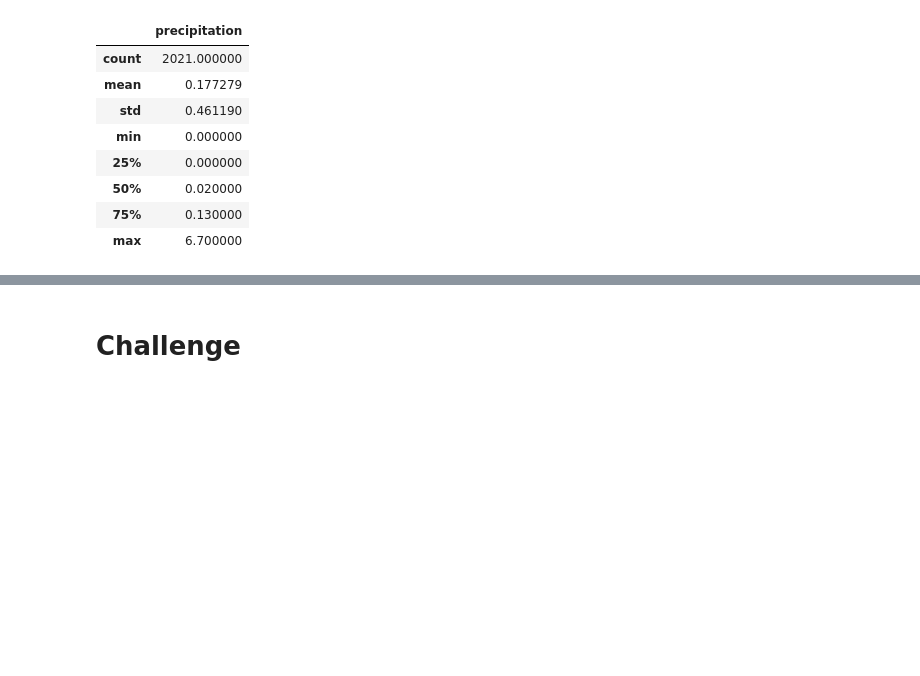
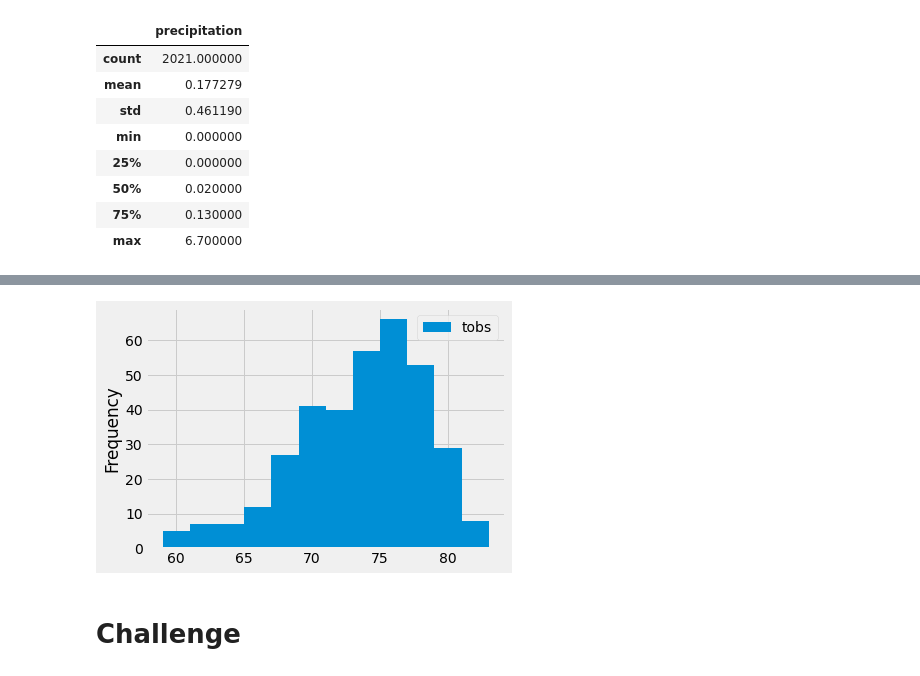
Before and after one commit to gforce2332/surfs_up, a Jupyter notebook: climate_analysis.ipynb, the cells around one changed output, grey strips where cells are left out. Drawn from its saved outputs; the diff is of its cells as text; code cells hidden in the pictures; blank space fills up the shorter version.

```diff
--- a/climate_analysis.ipynb
+++ b/climate_analysis.ipynb
@@ -152,3 +186,12 @@ df.describe()
 # %%
 # Choose the station with the highest number of temperature observations.
 # Query the last 12 months of temperature observation data for this station and plot the results as a histogram
+results = session.query(Measurement.tobs).\
+filter(Measurement.station == 'USC00519281').\
+filter(Measurement.date >= prev_year).all()
+print(results)
+
+# Add Measurement.tobs to get the total observations count
+# Filter out all the stations except the most active station
+# Apply another filter to view only the most recent year
+# To view the results, we will need to add a print statement around it
@@ -154,0 +200,5 @@ df.describe()
+# %%
+# Convert the temperature observation results to a dataframe
+# Our first parameter is our list, and the second parameter is the column(s)
+df = pd.DataFrame(results, columns=['tobs'])
+print(df.to_string(index=False))
@@ -155,3 +223,11 @@ df.describe()
+# %%
+# Plot the last 12 months of temperature observation data for this station as a histogram
+# A histogram is a graph made up of a range of data that is separated into different bins.
+df.plot.hist(bins=12)
+plt.tight_layout()
+#This compresses the x-axis labels so they fit into the box holding the plot
+# %% [output]
+[figure, added]
 # %%
 # Write a function called `calc_temps` that will accept start date and end date in the format '%Y-%m-%d'
 # and return the minimum, average, and maximum temperatures for that range of dates
```
Also changed, not shown: parts of 7 cells of this notebook.
